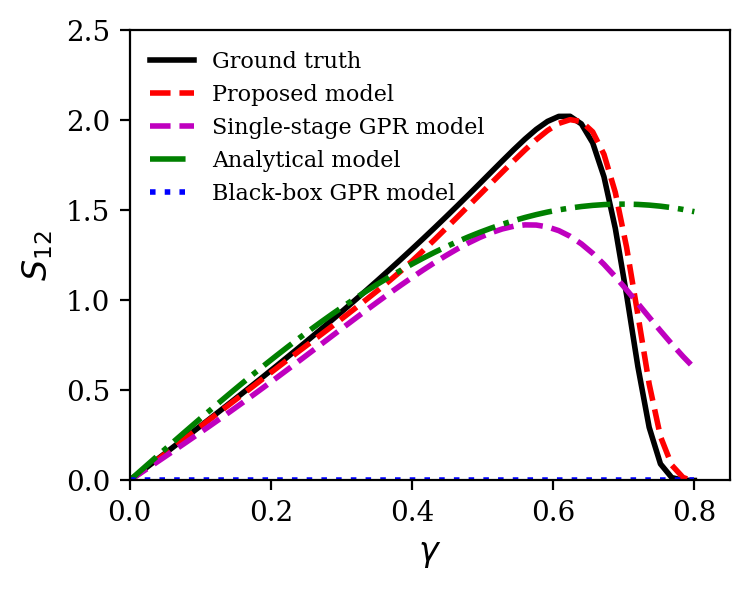
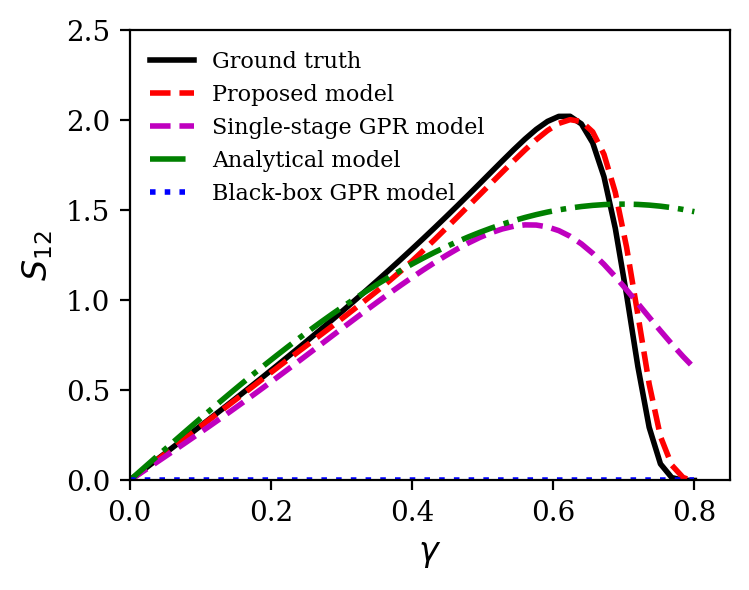
Code edit (unified diff) that turned the first committed figure into the second:
--- before
+++ after
@@ -11,5 +11,4 @@
 fig.set_tight_layout(False)
 
-#ax = fig.add_subplot(1, 1, 1)
 plt.xlim([0, 0.85])
 plt.ylim([0, 2.5])
@@ -18,5 +17,4 @@
 ax.plot(F12, S12_test_sh, c = 'r', linestyle = '--', linewidth = 2, label = 'Proposed model')
 ax.plot(F12, S12_test_GPR_direct_sh, c = 'm', linestyle = '--', linewidth = 2, label = 'Single-stage GPR model')
-#ax.plot(F12, S12_test_stdGPR_sh, c = 'm', linestyle = '--', linewidth = 2, label = 'Surrogate model-Unconstrained')
 ax.plot(F12, S12_YH_sh, c = 'g', linestyle = '-.', linewidth = 2, label = 'Analytical model')
 ax.plot(F12, S12_test_6_6_sh, c = 'b', linestyle = ':', linewidth = 2, label = 'Black-box GPR model')
@@ -25,5 +23,4 @@
 ax.set_ylabel('$S_{12}$')
 ax.legend(frameon=False, prop={'size': 8})
-# set_size(3,2.25)
-#plt.savefig("Hyperelastic_testing_shear_prediction_12.svg")
+plt.savefig("../results/Hyperelastic_testing_shear_prediction_12.svg")
 plt.show()

Commit: Minor cleanup